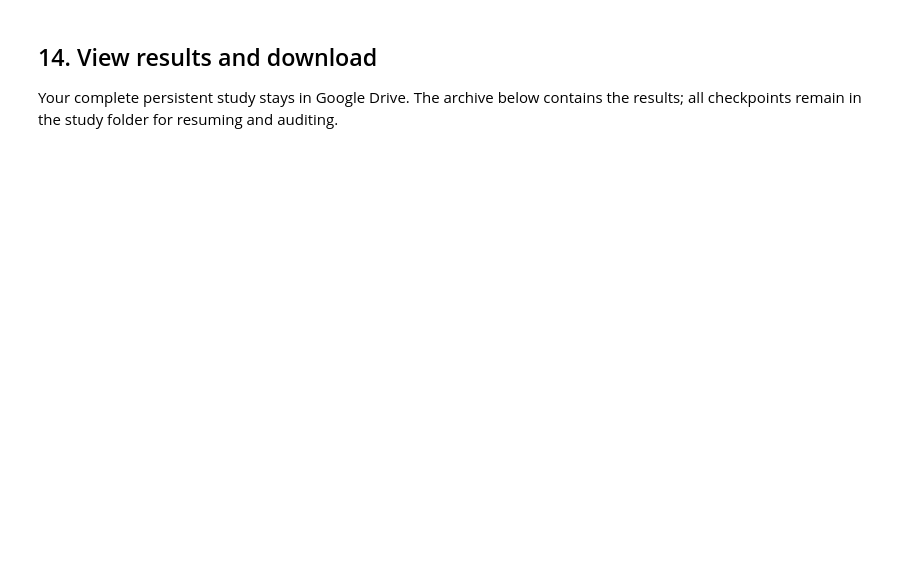
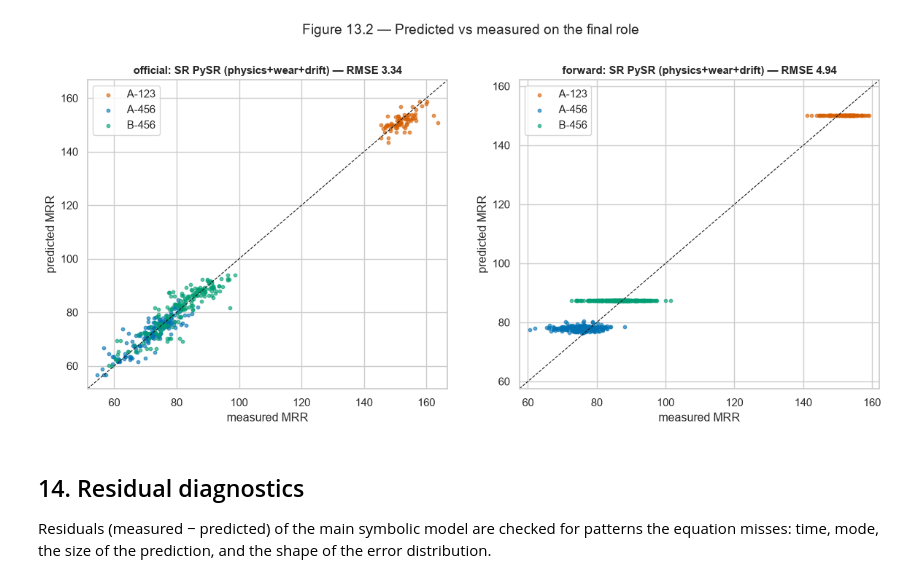
Before and after one commit to Gautam-25mm06004/cmp-removal-rate-symbolic-regression, a Jupyter notebook: notebooks/02_symbolic_regression_study.ipynb, the cells around one changed output. Drawn from its saved outputs; the diff is of its cells as text; code cells hidden in the pictures; blank space fills up the shorter version.

```diff
--- a/notebooks/02_symbolic_regression_study.ipynb
+++ b/notebooks/02_symbolic_regression_study.ipynb
@@ -1573,0 +827,13 @@ Input-range drift is measured from the fitting distribution to each holdout, inc
+# %%
+frozen = {'created': time.strftime('%Y-%m-%d %H:%M:%S'), 'config': CONFIG, 'engines': ENGINES, 'pysr_status': PYSR_MSG,
+          'equations': chosen[['protocol', 'experiment', 'mode', 'engine', 'complexity', 'equation', 'select_rmse']].to_dict('records'),
+          'scaling_medians': {p: P['scale'].to_dict() for p, P in PROTOCOLS.items()}, 'experiments': EXPERIMENTS, 'variables': VARS}
+blob = json.dumps(frozen, sort_keys=True, default=float).encode()
+frozen['sha256'] = hashlib.sha256(blob).hexdigest()
+(SR / 'frozen_models.json').write_text(json.dumps(frozen, indent=1, default=float), encoding='utf-8')
+print('Frozen', len(chosen), 'equations | fingerprint', frozen['sha256'][:16])
+
+SR_MODELS = {}
+for (p, e, eng), g in chosen.groupby(['protocol', 'experiment', 'engine']):
+    SR_MODELS[(p, e, eng)] = Routed({r['mode']: (lambda q, ex=r.equation, vs=EXPERIMENTS[e]: eval_expr(ex, xframe(q, vs))) for _, r in g.iterrows()},
+                                    'sr', e, eng)
@@ -1582,7 +988,21 @@ Raw source data and large training checkpoints are excluded from the results arc
 # %%
-run_phase('outputs')
+fig, axes = plt.subplots(1, 2, figsize=(14, 5.5))
+for ax, p in zip(axes, PROTOCOLS):
+    fin = PROTOCOLS[p]['data'].query("ROLE == 'final'")
+    pr = PRED[(p, MAIN_EXP, f'SR {main_engine}')]
+    for m in MODES:
+        k_ = (fin.MODE == m).values
+        ax.scatter(fin.loc[k_, TARGET], pr[k_], s=10, alpha=.6, color=MODE_COLORS[m], label=m)
+    lim = [fin[TARGET].min() - 3, fin[TARGET].max() + 3]
+    ax.plot(lim, lim, 'k--', lw=.8); ax.set_xlim(lim); ax.set_ylim(lim)
+    ax.set_xlabel('measured MRR'); ax.set_ylabel('predicted MRR')
+    ax.set_title(f'{p}: SR {main_engine} ({MAIN_EXP}) — RMSE {rmse(fin[TARGET], pr):.2f}'); ax.legend()
+fig.suptitle('Figure 13.2 — Predicted vs measured on the final role', y=1.02)
+savefig(fig, '13_02_pred_vs_actual')
+# %% [output]
+[figure, added]
 # %% [markdown]
-## 14. View results and download
+## 14. Residual diagnostics
 
-Your complete persistent study stays in Google Drive. The archive below contains the results; all checkpoints remain in the study folder for resuming and auditing.
+Residuals (measured − predicted) of the main symbolic model are checked for patterns the equation misses: time, mode, the size of the prediction, and the shape of the error distribution.
 # %%
```
Also changed, not shown: parts of 62 cells of this notebook, 1 other file.
